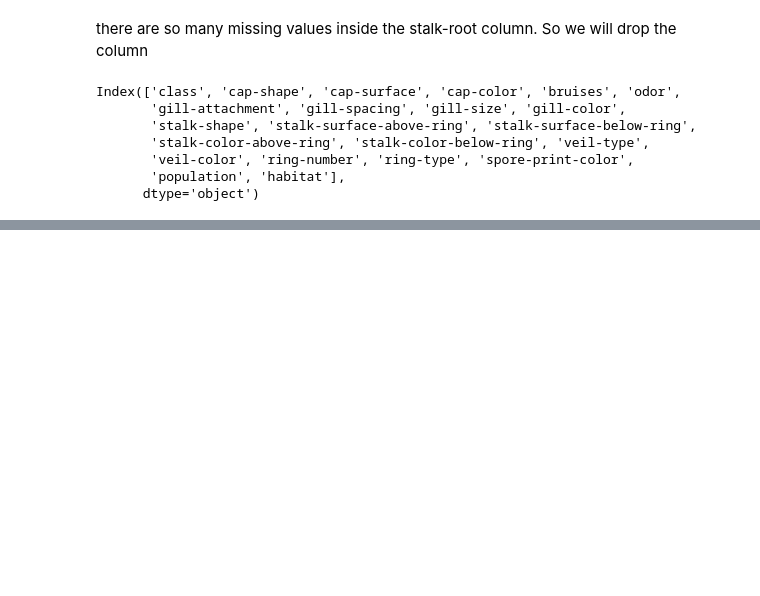
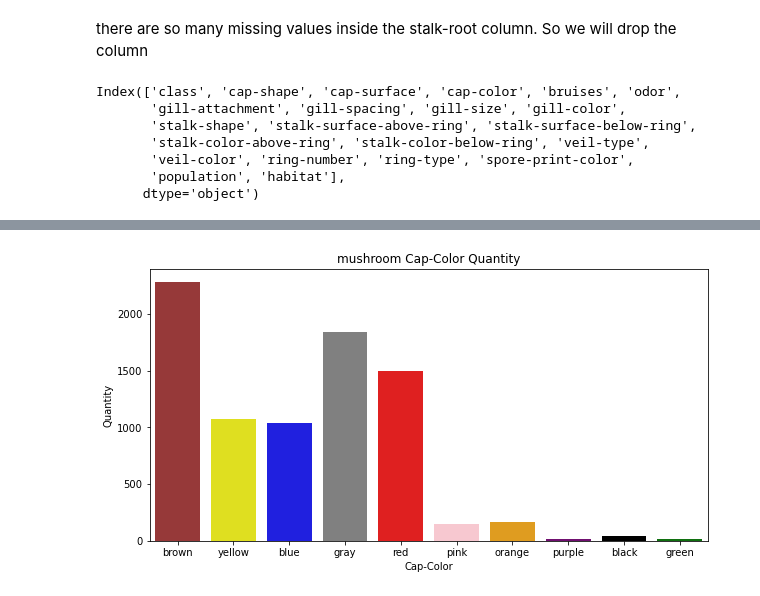
Before and after one commit to Syamkrishna123/case_study_on_probability, a Jupyter notebook: case_study_on_probability.ipynb, the cells around one changed output, grey strips where cells are left out. Drawn from its saved outputs; the diff is of its cells as text; code cells hidden in the pictures; blank space fills up the shorter version.

```diff
--- a/case_study_on_probability.ipynb
+++ b/case_study_on_probability.ipynb
@@ -136,0 +135,6 @@ for feature in df.columns:
+# %%
+color_dict = {"brown":"n","yellow":"y", "blue":"w", "gray":"g", "red":"e","pink":"p",
+              "orange":"b", "purple":"u", "black":"c", "green":"r"}
+plot_col(col='cap-color', color=color_dict.keys(), labels=color_dict)
+# %% [output]
+[figure, added]
```
Also changed, not shown: parts of 11 cells of this notebook.
